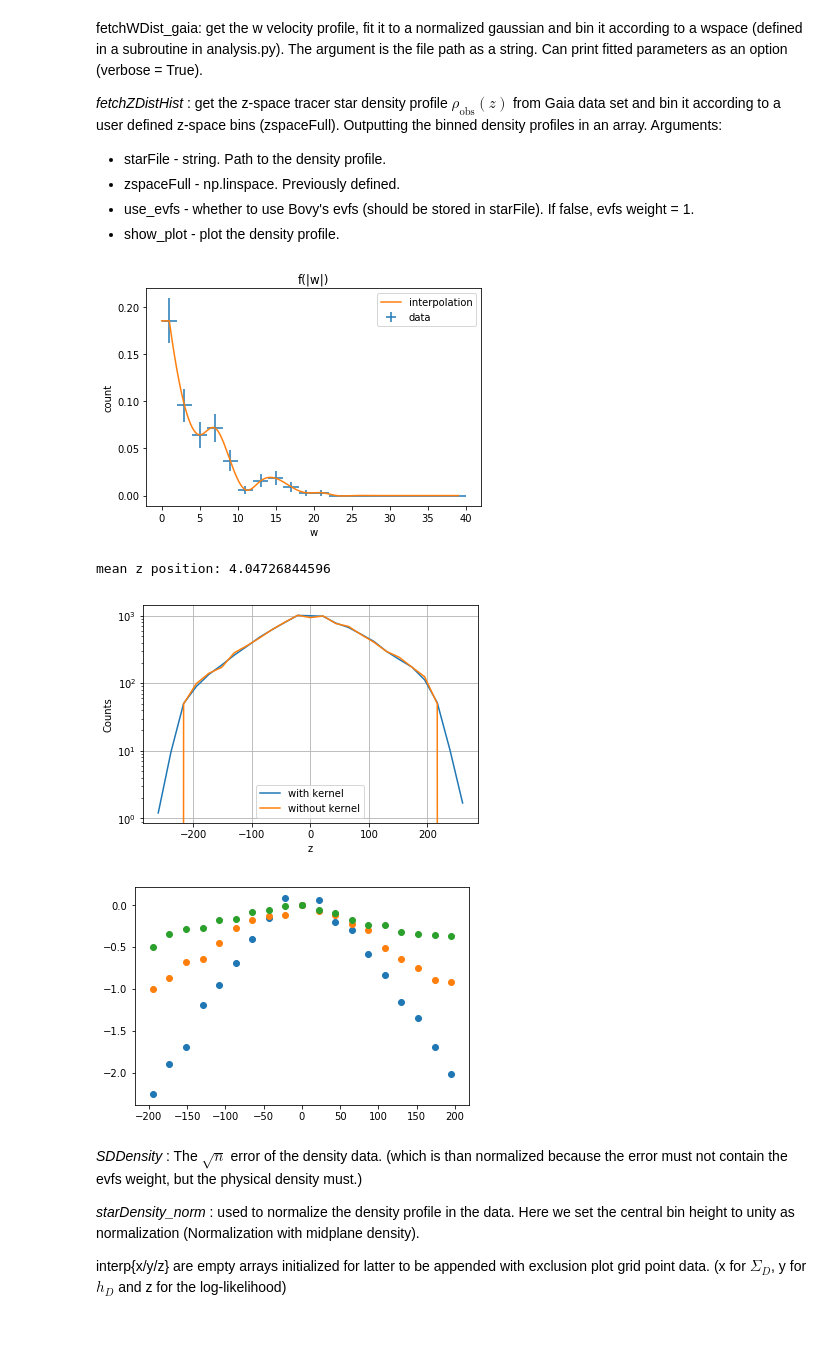
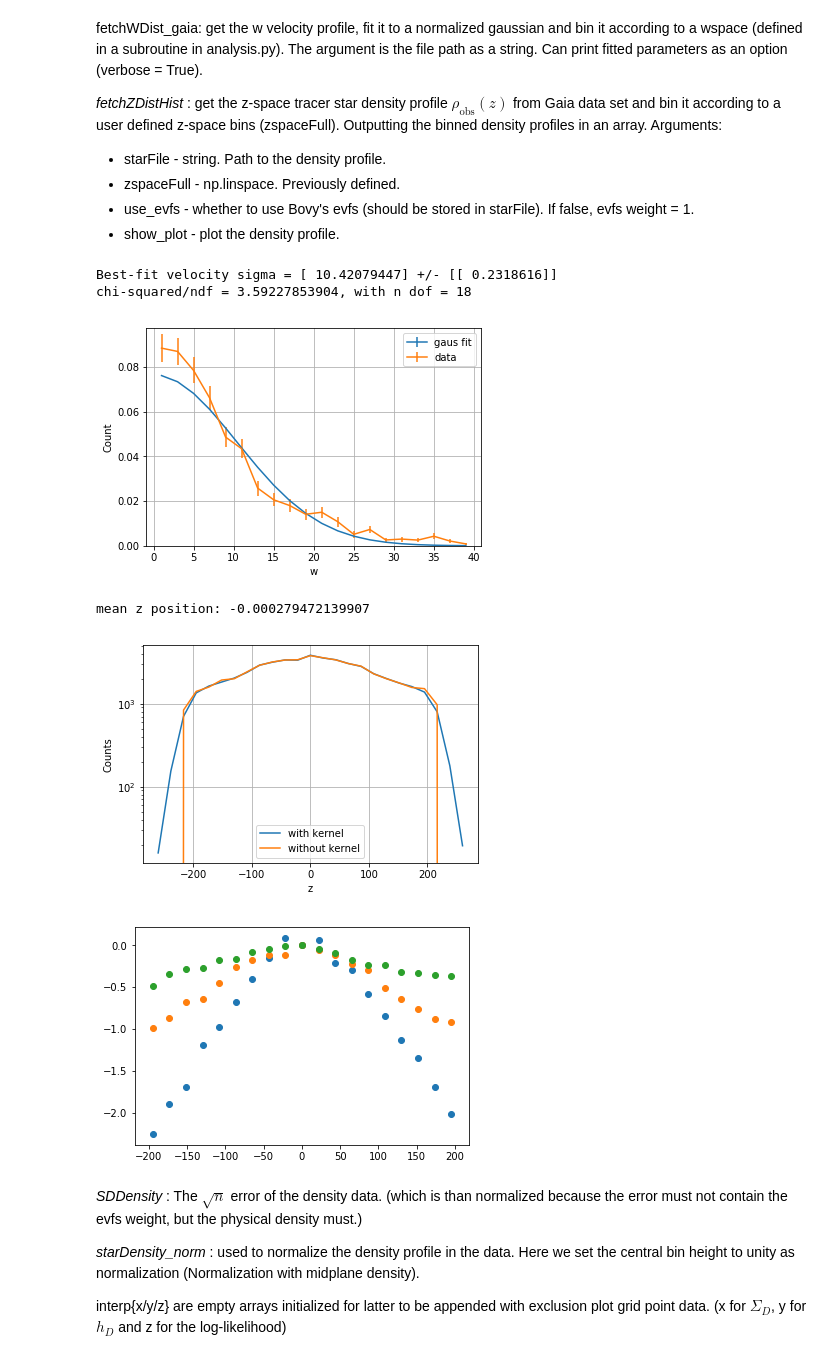
Before and after one commit to bbsonjohn/darkdisk, a Jupyter notebook: exclusionPlot.ipynb, the cells around one changed output. Drawn from its saved outputs; the diff is of its cells as text; code cells hidden in the pictures; blank space fills up the shorter version.

```diff
--- a/exclusionPlot.ipynb
+++ b/exclusionPlot.ipynb
@@ -26,7 +26,7 @@ starFile - **input** density profile (format generated by gaia_cut_2.py)
 
 starWFile - **input** mid-plane velocity profile (format generated by gaia_cut_2.py)
 # %%
-star_Cat = 'A'
+star_Cat = 'F'
 
 gridFile = '/Users/john/Desktop/john_code/DarkDisk/grid'+star_Cat+'StarCorr.txt'
 raw_gridFile = '/Users/john/Desktop/john_code/DarkDisk/grid'+star_Cat+'StarCorr_raw.txt'
@@ -69,9 +69,9 @@ zspaceLarge  = np.linspace(-zRangeLarge, zRangeLarge, 2*int(zRangeLarge/delz)-1)
 # %% [markdown]
 Setting input parameters (To be likelihood-maximized in the final program)
 # %%
-sunZ = -0.326
+sunZ = -0.392
 rhoDHalo = 0.02
-sunW = 6.395
+sunW = 7.589
 
 sigmaH2 = 3.7; rhoH2 = 0.0104;
 sigmaHI1 = 7.1; rhoHI1 = 0.0277;
@@ -113,36 +113,38 @@ fetchWDist_gaia: get the w velocity profile, fit it to a normalized gaussian and
 -    use_evfs - whether to use Bovy's evfs (should be stored in starFile). If false, evfs weight = 1.
 -    show_plot - plot the density profile.
 # %%
-wspace, wfunct = an.fetchWDist_gaia(wspace, w_count, w_count_err, verbose=True, show_plot=True, gaus_approx = False)
+wspace, wfunct = an.fetchWDist_gaia(wspace, w_count, w_count_err, verbose=True, show_plot=True, gaus_approx = True)
 starDensity = an.fetchZDist(starFile, zspaceFull, zSun=sunZ, use_evfs = True, show_plot = True)
 #_ = an.fetchZDistHist(starFile, zspaceFull, use_evfs = True, show_plot = True)
 
 #----------------------------------------------------------------
 
 starADensity = an.fetchZDistHist('/Users/john/Desktop/john_code/DarkDisk/A_stars.txt', zspaceFull, zSun=sunZ, use_evfs = True)
 starFDensity = an.fetchZDistHist('/Users/john/Desktop/john_code/DarkDisk/F_stars.txt', zspaceFull, zSun=sunZ, use_evfs = True)
 starGDensity = an.fetchZDistHist('/Users/john/Desktop/john_code/DarkDisk/G_stars.txt', zspaceFull, zSun=sunZ, use_evfs = True)
 PlotStart = 0
 PlotEnd = 0
 
 for i in range(len(zspaceFull)):
    if zspaceFull[i] > -200:
       PlotStart = i
       break
 for i in range(len(zspaceFull)):
    j = len(zspaceFull)-i-1
    if zspaceFull[j] < 200:
       PlotEnd = j + 1
       break
 
 plt.scatter(zspaceFull[PlotStart:PlotEnd], np.log(starADensity[PlotStart:PlotEnd]/starADensity[int(len(starADensity)/2)]) )
 plt.scatter(zspaceFull[PlotStart:PlotEnd], np.log(starFDensity[PlotStart:PlotEnd]/starFDensity[int(len(starFDensity)/2)]) )
 plt.scatter(zspaceFull[PlotStart:PlotEnd], np.log(starGDensity[PlotStart:PlotEnd]/starGDensity[int(len(starGDensity)/2)]) )
 plt.show()
 # %% [output]
+Best-fit velocity sigma = [ 10.42079447] +/- [[ 0.2318616]]
+chi-squared/ndf = 3.59227853904, with n dof = 18
-[figure, old version]
+[figure, new version]
-mean z position: 4.04726844596
+mean z position: -0.000279472139907
-[figure, old version]
+[figure, new version]
 [figure]
 # %% [markdown]
 *SDDensity* : The $\sqrt{n}$ error of the density data. (which is than normalized because the error must not contain the evfs weight, but the physical density must.)
```
Also changed, not shown: parts of 5 cells of this notebook, 4 other files.
